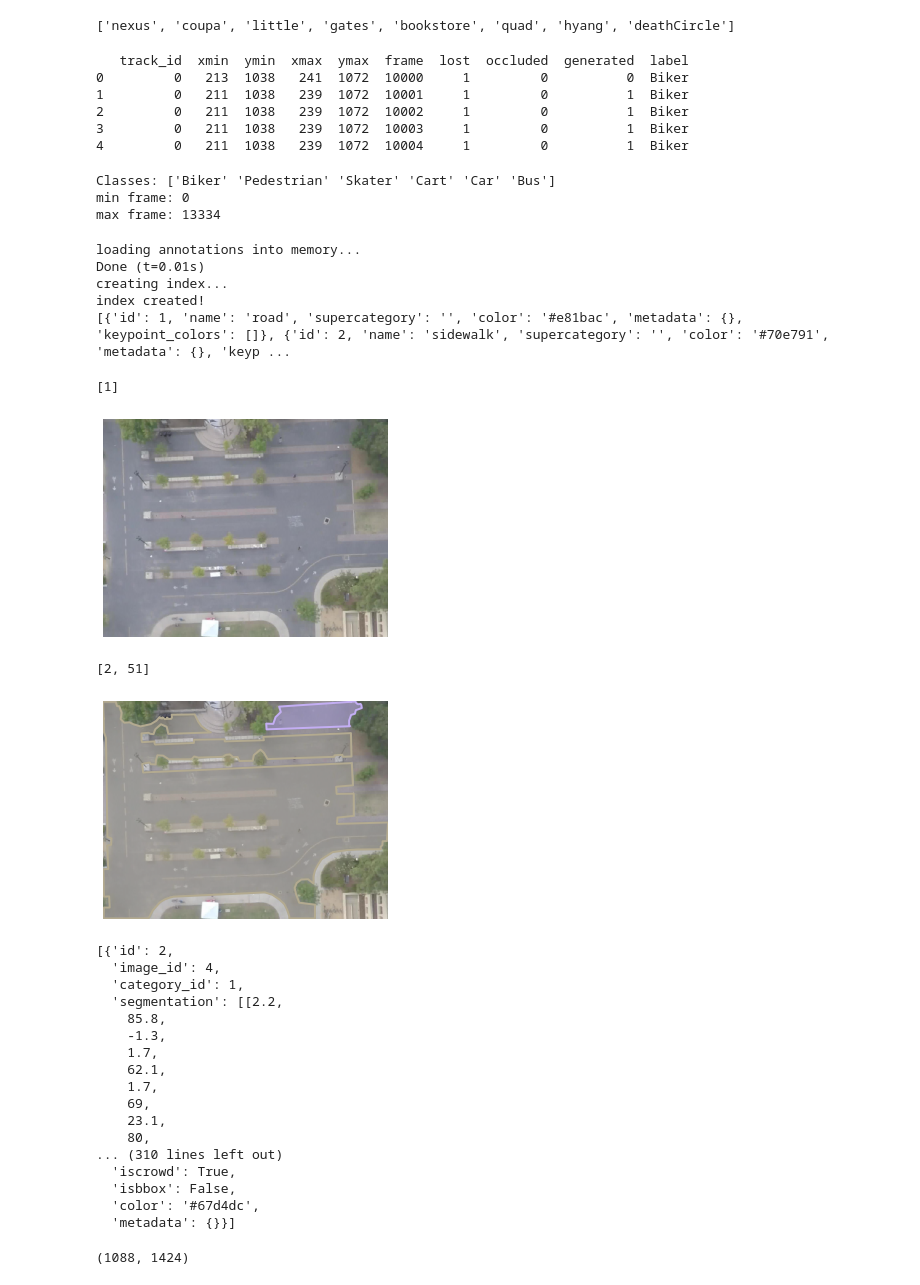
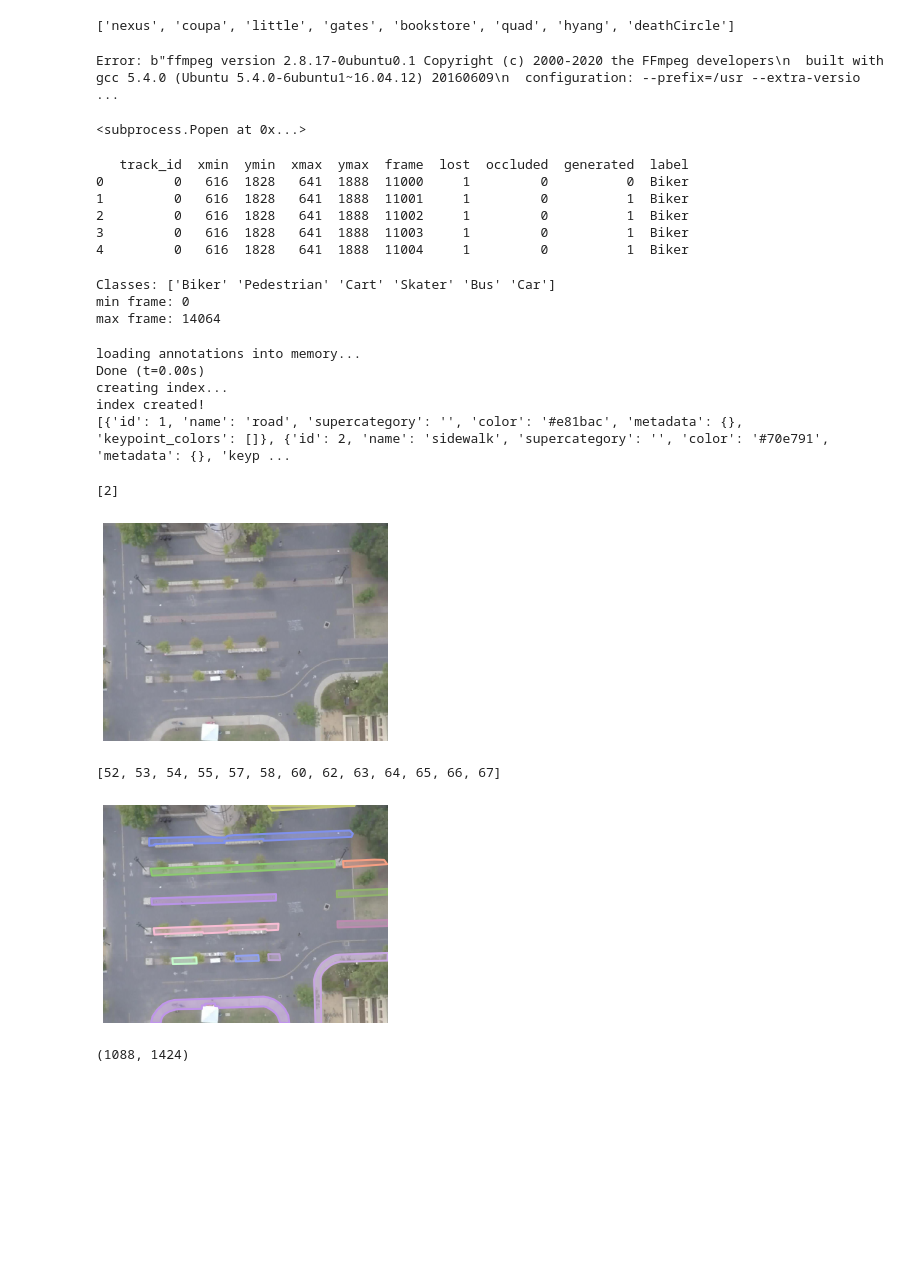
Before and after one commit to MZHI/stanford_drone_dataset_to_semantic_task, a Jupyter notebook: data_preprocessing.ipynb, the cells around one changed output. Saved outputs shown, nothing was run; the diff lists cells and outputs as text; code cells hidden in the pictures; blank space fills up the shorter version.

```diff
--- a/data_preprocessing.ipynb
+++ b/data_preprocessing.ipynb
@@ -71,24 +71,30 @@ class VideoDataset:
 v_dataset = VideoDataset()
 print(v_dataset.get_scenes())
 
-scene_name = "bookstore"
-video = "video0"
+# scene_name = "bookstore"
+# video = "video0"
+scene_name = "deathCircle"
+video = "video1"
+
 first_frame = v_dataset.get_frame(scene_name, video)
 # %% [output]
 ['nexus', 'coupa', 'little', 'gates', 'bookstore', 'quad', 'hyang', 'deathCircle']
 # %%
 # 2. Split video into frames
-# v_dataset.split_video("bookstore", "video0")
+v_dataset.split_video(scene_name, video)
+# %% [output]
+Error: b"ffmpeg version 2.8.17-0ubuntu0.1 Copyright (c) 2000-2020 the FFmpeg developers\n  built with gcc 5.4.0 (Ubuntu 5.4.0-6ubuntu1~16.04.12) 20160609\n  configuration: --prefix=/usr --extra-versio ...
+<subprocess.Popen at 0x...>
 # %%
 # 3. Load annotations for bboxes
 ann_df = v_dataset.load_annotations(scene_name, video)
 # %% [output]
    track_id  xmin  ymin  xmax  ymax  frame  lost  occluded  generated  label
-0         0   213  1038   241  1072  10000     1         0          0  Biker
-1         0   211  1038   239  1072  10001     1         0          1  Biker
-2         0   211  1038   239  1072  10002     1         0          1  Biker
-3         0   211  1038   239  1072  10003     1         0          1  Biker
-4         0   211  1038   239  1072  10004     1         0          1  Biker
+0         0   616  1828   641  1888  11000     1         0          0  Biker
+1         0   616  1828   641  1888  11001     1         0          1  Biker
+2         0   616  1828   641  1888  11002     1         0          1  Biker
+3         0   616  1828   641  1888  11003     1         0          1  Biker
+4         0   616  1828   641  1888  11004     1         0          1  Biker
 # %%
 classes = ann_df["label"].unique()
 print(f"Classes: {classes}")
@@ -97,66 +103,48 @@ max_frame = ann_df["frame"].max()
 print(f"min frame: {min_frame}")
 print(f"max frame: {max_frame}")
 # %% [output]
-Classes: ['Biker' 'Pedestrian' 'Skater' 'Cart' 'Car' 'Bus']
+Classes: ['Biker' 'Pedestrian' 'Cart' 'Skater' 'Bus' 'Car']
 min frame: 0
-max frame: 13334
+max frame: 14064
 # %%
 root_dir = "/media/hdd/stanford_campus_dataset"
-ann_path = Path(root_dir) / "annotations" / scene_name / video / (scene_name + "_00.json")
+ann_path = Path(root_dir) / "annotations" / scene_name / video / ("stuff.json")
 coco=COCO(ann_path)
 catIDs = coco.getCatIds()
 cats = coco.loadCats(catIDs)
 print(cats)
 # %% [output]
 loading annotations into memory...
-Done (t=0.01s)
+Done (t=0.00s)
 creating index...
 index created!
 [{'id': 1, 'name': 'road', 'supercategory': '', 'color': '#e81bac', 'metadata': {}, 'keypoint_colors': []}, {'id': 2, 'name': 'sidewalk', 'supercategory': '', 'color': '#70e791', 'metadata': {}, 'keyp ...
 # %%
 import skimage.io as io
 
-filterClasses = ['road']
+filterClasses = ['sidewalk']
 catIds = coco.getCatIds(catNms=filterClasses)
 print(catIds)
 # Get all images containing the above Category IDs
 imgIds = coco.getImgIds(catIds=catIds)
 img = coco.loadImgs(imgIds[0])[0]
-I = io.imread('{}/annotations/{}/{}/{}'.format(root_dir,scene_name,video, img['file_name']))/255.0
+I = io.imread('{}/annotations/{}/{}/{}'.format(root_dir,scene_name,video, "reference.jpg"))/255.0
 
 plt.axis('off')
 plt.imshow(I)
 plt.show()
 
 # Load and display instance annotations
 plt.imshow(I)
 plt.axis('off')
 annIds = coco.getAnnIds(imgIds=img['id'], catIds=catIds, iscrowd=None)
 print(annIds)
 anns = coco.loadAnns(annIds)
 coco.showAnns(anns)
 # %% [output]
-[1]
+[2]
 [figure]
-[2, 51]
+[52, 53, 54, 55, 57, 58, 60, 62, 63, 64, 65, 66, 67]
-[figure, old version]
+[figure, new version]
 # %%
 anns
-# %% [output]
-[{'id': 2,
-  'image_id': 4,
-  'category_id': 1,
-  'segmentation': [[2.2,
-    85.8,
-    -1.3,
-    1.7,
-    62.1,
-    1.7,
-    69,
-    23.1,
-    80,
-... (310 lines left out)
-  'iscrowd': True,
-  'isbbox': False,
-  'color': '#67d4dc',
-  'metadata': {}}]
```
Also changed, not shown: parts of 21 cells of this notebook, 2 other files.
